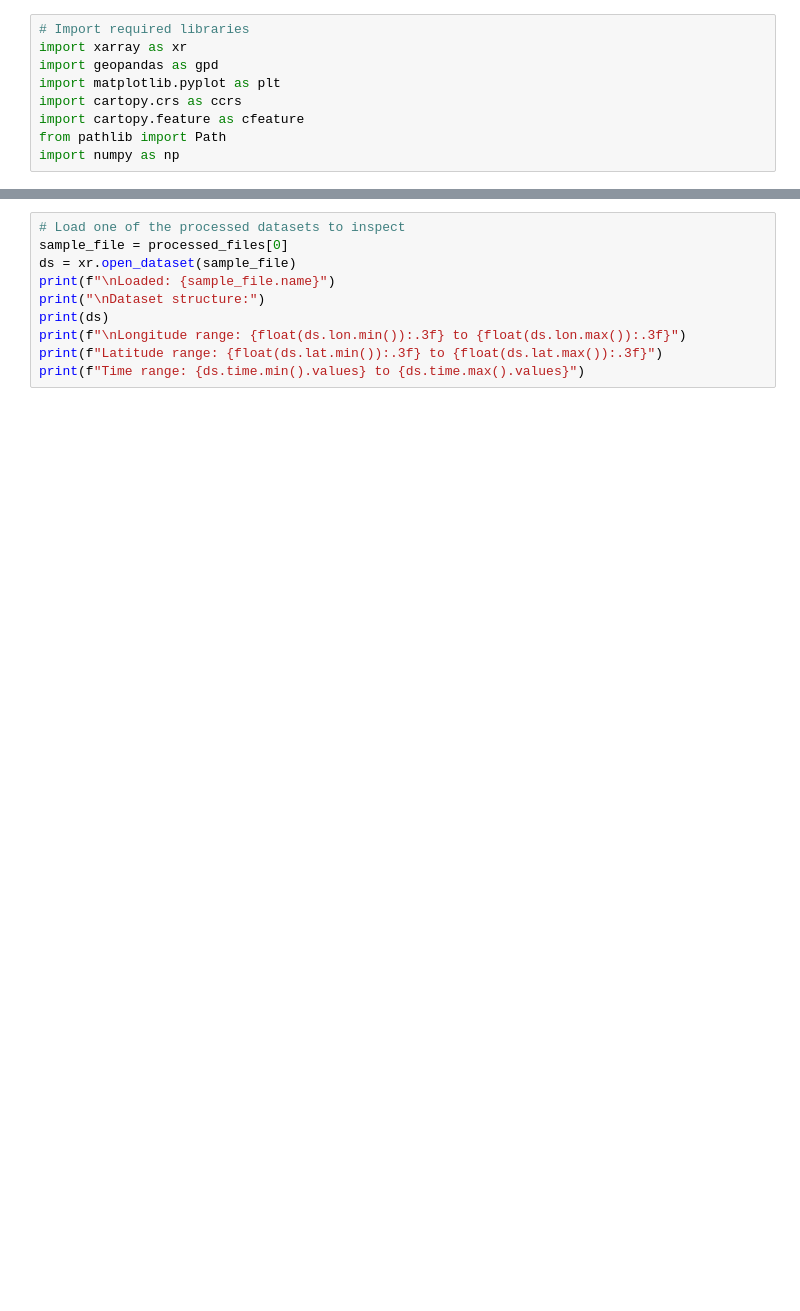
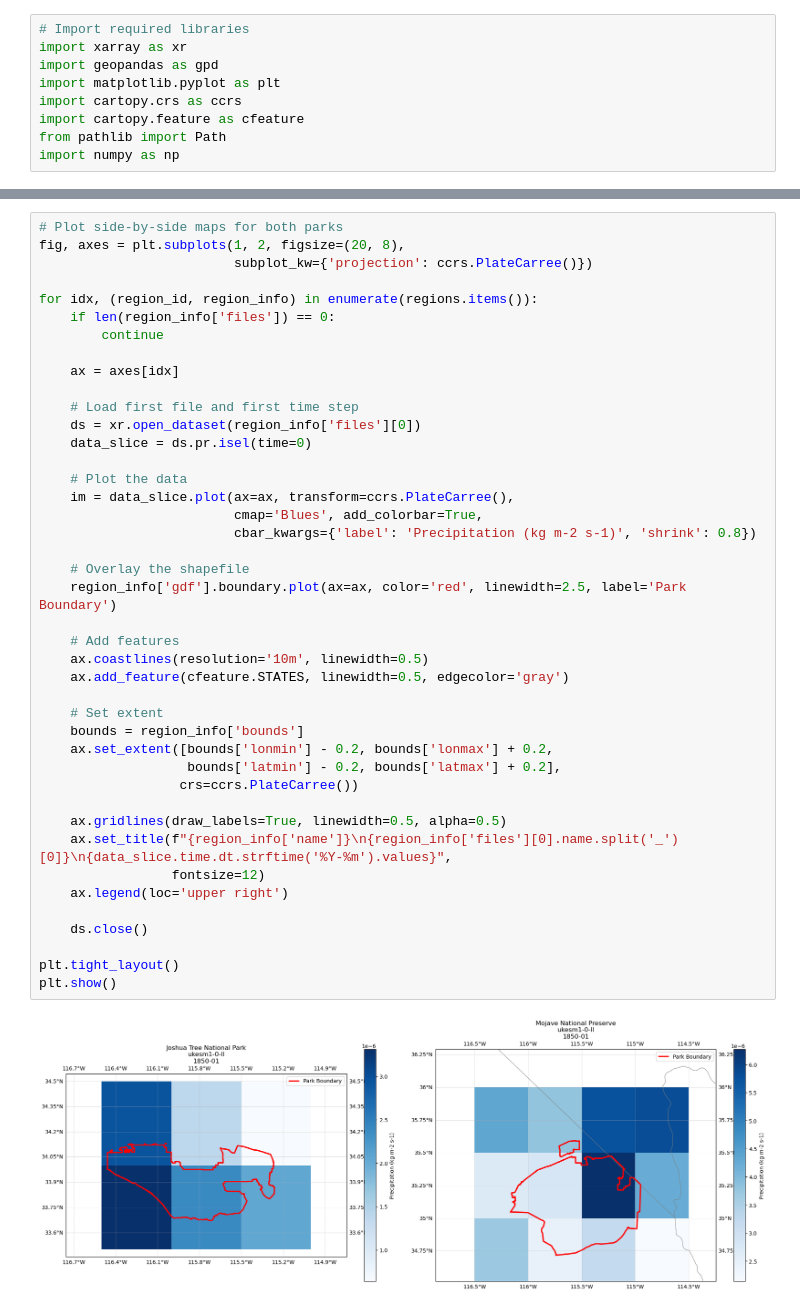
Before and after one commit to SchmidtDSE/climate_futures, a Jupyter notebook: isimip/verify_processing.ipynb, the cells around one changed output, grey strips where cells are left out. Saved outputs shown, nothing was run; the diff lists cells and outputs as text; blank space fills up the shorter version.

```diff
--- a/isimip/verify_processing.ipynb
+++ b/isimip/verify_processing.ipynb
@@ -38,10 +124,44 @@ print(jotr_gdf.info())
 # %%
-# Load one of the processed datasets to inspect
-sample_file = processed_files[0]
-ds = xr.open_dataset(sample_file)
-print(f"\nLoaded: {sample_file.name}")
-print("\nDataset structure:")
-print(ds)
-print(f"\nLongitude range: {float(ds.lon.min()):.3f} to {float(ds.lon.max()):.3f}")
-print(f"Latitude range: {float(ds.lat.min()):.3f} to {float(ds.lat.max()):.3f}")
-print(f"Time range: {ds.time.min().values} to {ds.time.max().values}")
+# Plot side-by-side maps for both parks
+fig, axes = plt.subplots(1, 2, figsize=(20, 8),
+                         subplot_kw={'projection': ccrs.PlateCarree()})
+
+for idx, (region_id, region_info) in enumerate(regions.items()):
+    if len(region_info['files']) == 0:
+        continue
+
+    ax = axes[idx]
+
+    # Load first file and first time step
+    ds = xr.open_dataset(region_info['files'][0])
+    data_slice = ds.pr.isel(time=0)
+
+    # Plot the data
+    im = data_slice.plot(ax=ax, transform=ccrs.PlateCarree(),
+                         cmap='Blues', add_colorbar=True,
+                         cbar_kwargs={'label': 'Precipitation (kg m-2 s-1)', 'shrink': 0.8})
+
+    # Overlay the shapefile
+    region_info['gdf'].boundary.plot(ax=ax, color='red', linewidth=2.5, label='Park Boundary')
+
+    # Add features
+    ax.coastlines(resolution='10m', linewidth=0.5)
+    ax.add_feature(cfeature.STATES, linewidth=0.5, edgecolor='gray')
+
+    # Set extent
+    bounds = region_info['bounds']
+    ax.set_extent([bounds['lonmin'] - 0.2, bounds['lonmax'] + 0.2,
+                   bounds['latmin'] - 0.2, bounds['latmax'] + 0.2],
+                  crs=ccrs.PlateCarree())
+
+    ax.gridlines(draw_labels=True, linewidth=0.5, alpha=0.5)
+    ax.set_title(f"{region_info['name']}\n{region_info['files'][0].name.split('_')[0]}\n{data_slice.time.dt.strftime('%Y-%m').values}",
+                 fontsize=12)
+    ax.legend(loc='upper right')
+
+    ds.close()
+
+plt.tight_layout()
+plt.show()
+# %% [output]
+[figure, added]
```
Also changed, not shown: parts of 11 cells of this notebook, 8 other files.
